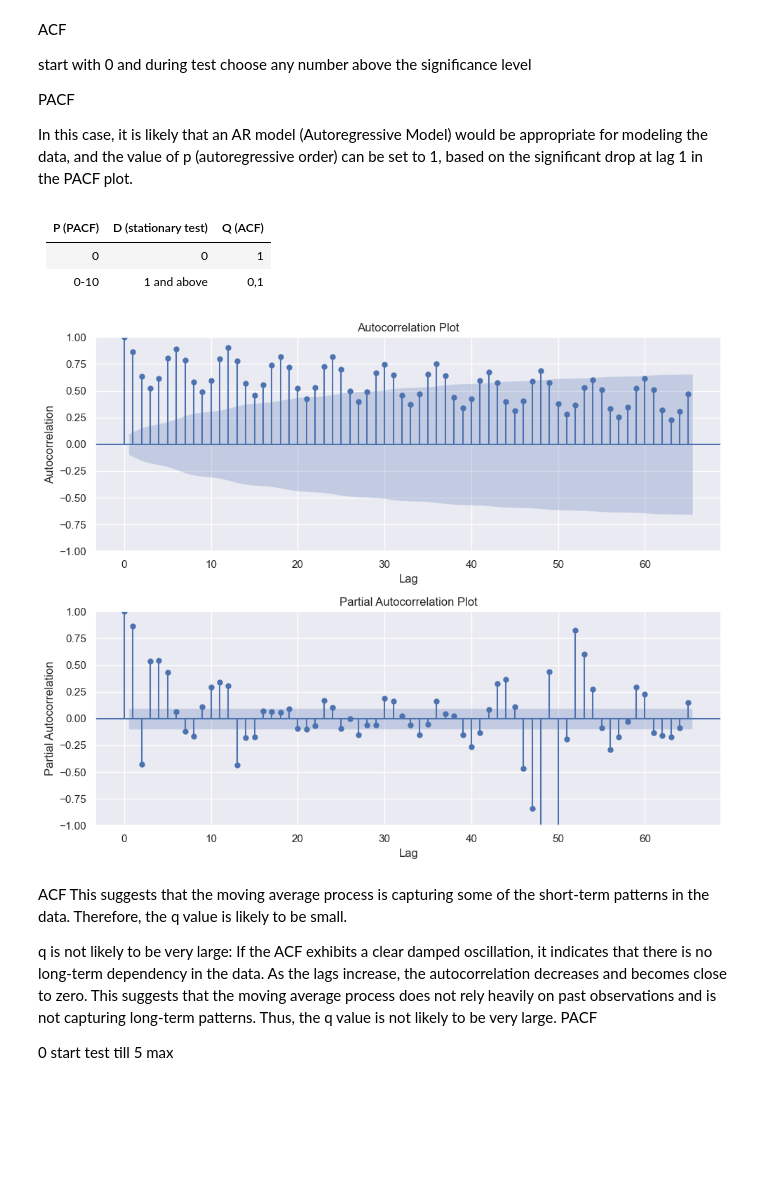
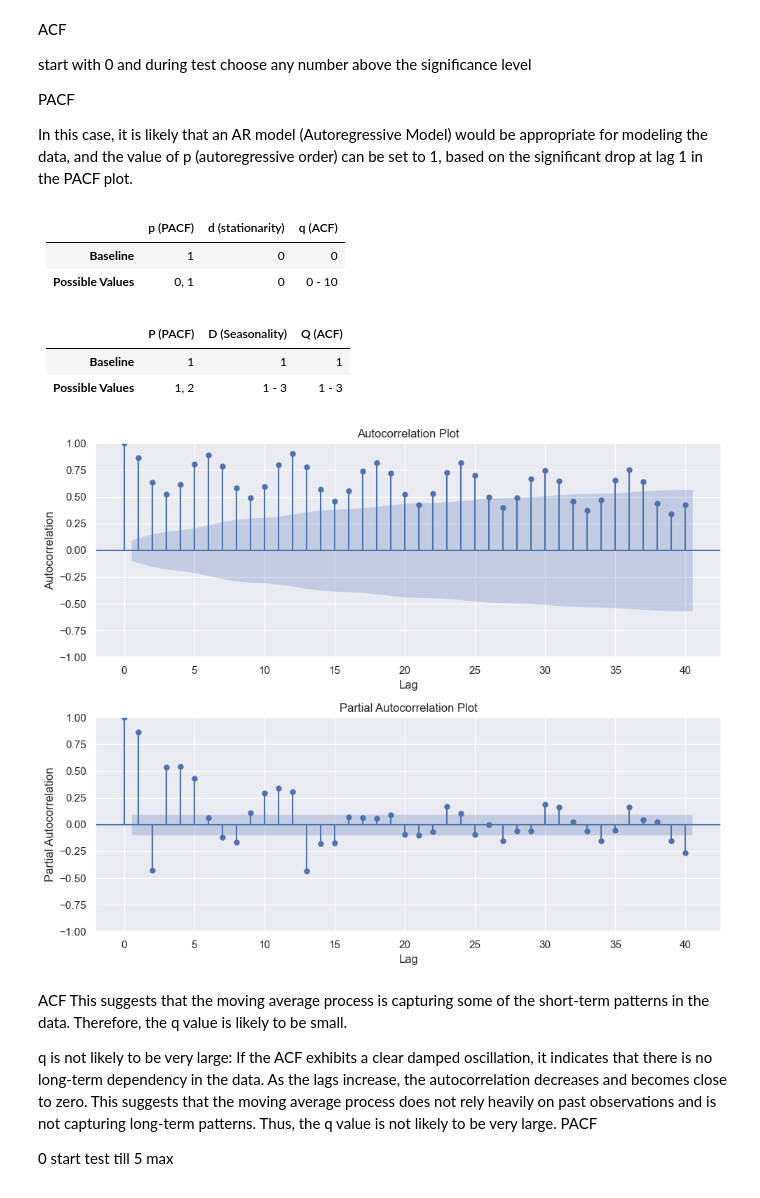
Before and after one commit to ahmakhoo/Forecasting-Clustering-Project, a Jupyter notebook: CA2 part 1.ipynb, the cells around one changed output. Saved outputs shown, nothing was run; the diff lists cells and outputs as text; code cells hidden in the pictures; blank space fills up the shorter version.

```diff
--- a/CA2 part 1.ipynb
+++ b/CA2 part 1.ipynb
@@ -876,15 +875,20 @@ start with 0 and during test choose any number above the significance level
 PACF
 
 In this case, it is likely that an AR model (Autoregressive Model) would be appropriate for modeling the data, and the value of p (autoregressive order) can be set to 1, based on the significant drop at lag 1 in the PACF plot.
+# %% [markdown]
+|              | p (PACF) | d (stationarity) | q (ACF) |
+| :----------- | :---------- | :---------- | :---------- |
+| **Baseline** | 1           | 0           | 0          |
+| **Possible Values** | 0, 1 | 0  | 0 - 10  |
 # %% [markdown]
-| P (PACF) | D (stationary test) | Q (ACF) |
-| :---------------: | :---------------: | :---------------: |
-|   0   |   0  |   1   |
-|   0-10   |   1 and above  |   0,1   |
+|              | P (PACF) | D (Seasonality) | Q (ACF) |
+| :----------- | :---------- | :---------- | :---------- |
+| **Baseline** | 1           | 1           | 1          |
+| **Possible Values** | 1, 2 | 1 - 3  | 1 - 3  |
 # %%
-autocorrelation_plot(df['Electricity Consumption (MWh)'], lags=65)
+autocorrelation_plot(df['Electricity Consumption (MWh)'], lags=40)
 # %% [output]
-[figure, old version]
+[figure, new version]
 # %% [markdown]
 ACF
 This suggests that the moving average process is capturing some of the short-term patterns in the data. Therefore, the q value is likely to be small.
```
Also changed, not shown: parts of 46 cells of this notebook, 1 other file.
